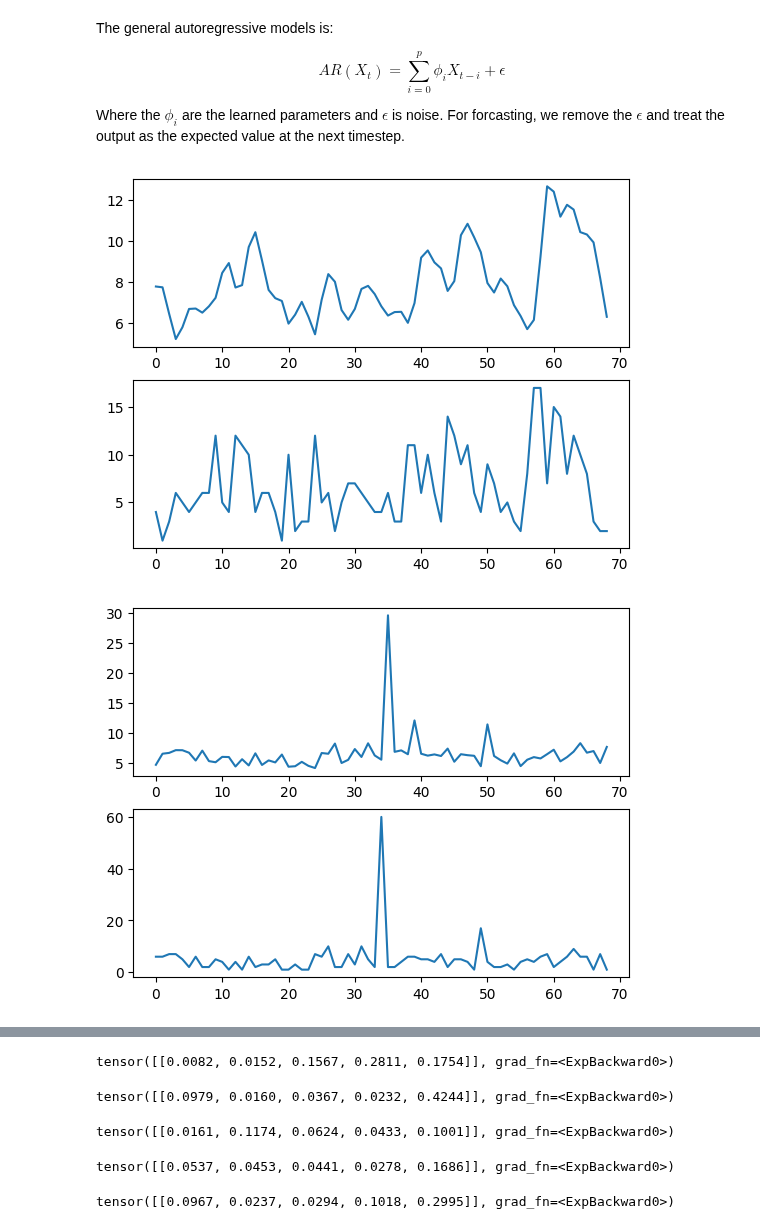
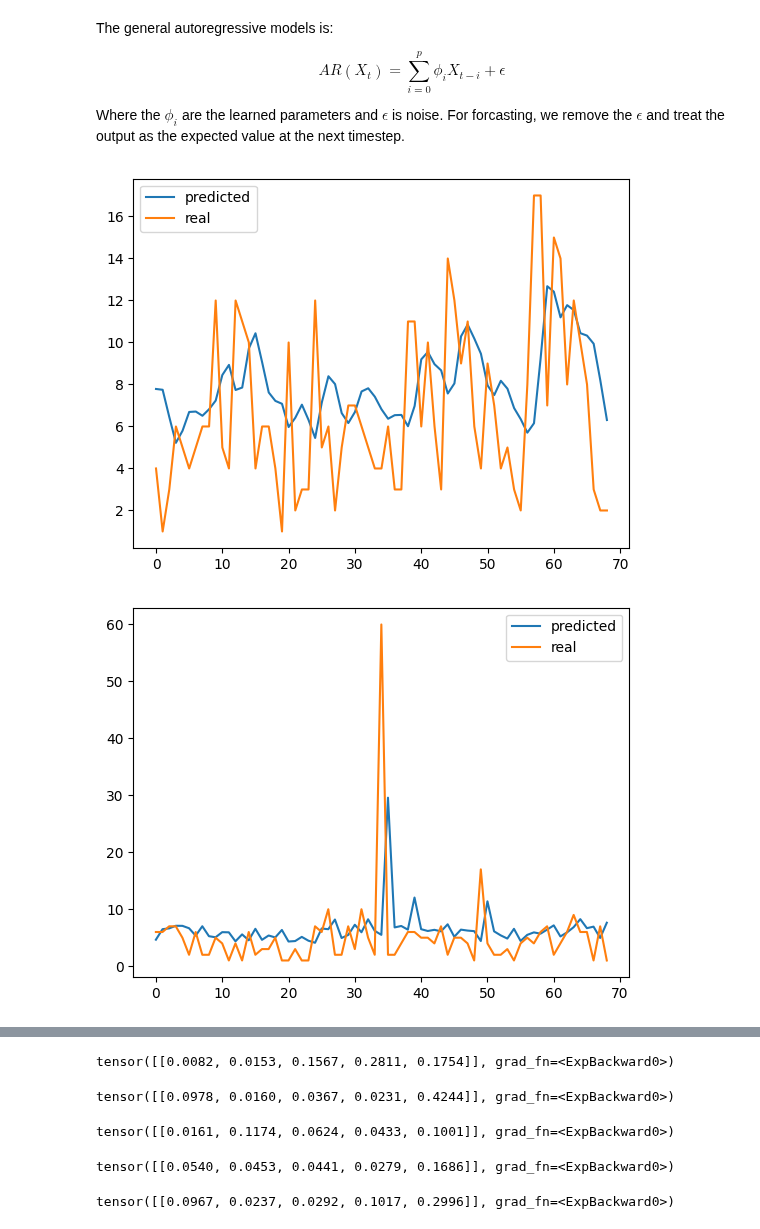
Before and after one commit to ANCP2021/ML-on-Graphs-Project, a Jupyter notebook: Models/regression/autoregressive_model.ipynb, the cells around one changed output, grey strips where cells are left out. Cells and saved outputs as stored; diff of their text form; code cells hidden in the pictures.

Commit message:
Overlay graphs

```diff
--- a/Models/regression/autoregressive_model.ipynb
+++ b/Models/regression/autoregressive_model.ipynb
@@ -58,10 +58,10 @@ class ARModel(nn.Module):
     def forward(self, input):
         return self.output(input)
 
-    def fit(self, data, iters = 100, verbose = False):
+    def fit(self, data, iters = 100, lr = 0.001, verbose = False):
         # We will use 100 iterations of stochastic gradient descent with a learning rate
         # of 0.001
-        optimizer = optim.SGD(self.parameters(), lr = 0.001)
+        optimizer = optim.SGD(self.parameters(), lr = lr)
 
         # Mean Square Error loss
         loss_fn = nn.MSELoss()
@@ -112,21 +112,22 @@ for s in species:
 # %%
 x = [i for i in range(len(test) - lag)]
 
 data = { s : test[s].tolist() for s in species }
 
 predictions = { s : [] for s in species }
 expected = { s : [] for s in species }
 
 for s in species:
-    _, ax = plt.subplots(2)
+    _, ax = plt.subplots()
     for i in range(lag, len(test)):
         input = torch.tensor(data[s][i - lag:i], dtype = torch.float32)
         expected[s].append(data[s][i])
         predictions[s].append(model[s].forward(input).item())
 
-    ax[0].plot(x, predictions[s])
-    ax[1].plot(x, expected[s])
+    ax.plot(x, predictions[s], label = 'predicted')
+    ax.plot(x, expected[s], label = 'real')
+    plt.legend()
     plt.show()
 # %% [output]
-[figure, old version]
+[figure, new version]
-[figure, old version]
+[figure, new version]
@@ -137,8 +138,8 @@ for s in species:
 for s in model:
     display(model[s].output.weight)
 # %% [output]
-tensor([[0.0082, 0.0152, 0.1567, 0.2811, 0.1754]], grad_fn=<ExpBackward0>)
+tensor([[0.0082, 0.0153, 0.1567, 0.2811, 0.1754]], grad_fn=<ExpBackward0>)
-tensor([[0.0979, 0.0160, 0.0367, 0.0232, 0.4244]], grad_fn=<ExpBackward0>)
+tensor([[0.0978, 0.0160, 0.0367, 0.0231, 0.4244]], grad_fn=<ExpBackward0>)
 tensor([[0.0161, 0.1174, 0.0624, 0.0433, 0.1001]], grad_fn=<ExpBackward0>)
-tensor([[0.0537, 0.0453, 0.0441, 0.0278, 0.1686]], grad_fn=<ExpBackward0>)
+tensor([[0.0540, 0.0453, 0.0441, 0.0279, 0.1686]], grad_fn=<ExpBackward0>)
-tensor([[0.0967, 0.0237, 0.0294, 0.1018, 0.2995]], grad_fn=<ExpBackward0>)
+tensor([[0.0967, 0.0237, 0.0292, 0.1017, 0.2996]], grad_fn=<ExpBackward0>)
```
Also changed, not shown: parts of 1 cell of this notebook, 1 other file.
